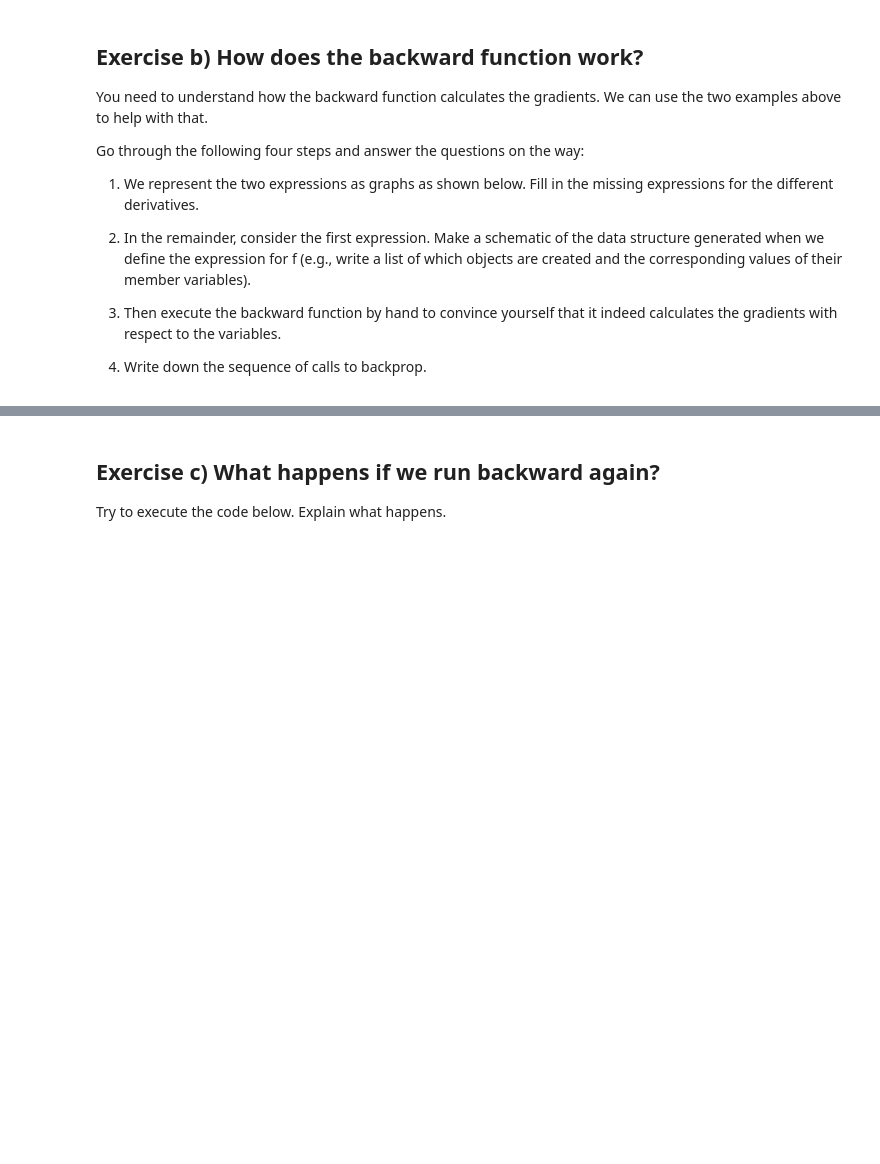
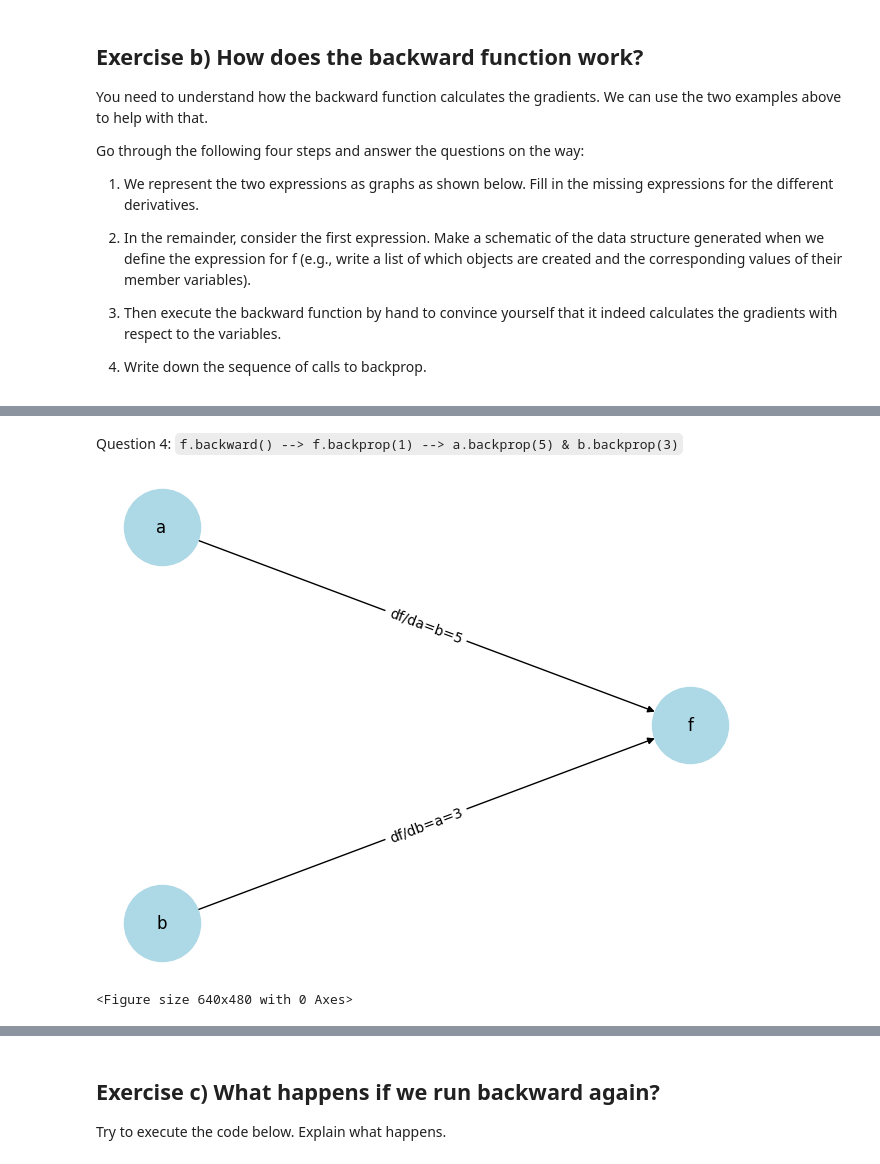
Before and after one commit to mVigholt/DL, a Jupyter notebook: Jackie/DL_AutoDiff_Nanograd.ipynb, the cells around one changed output, grey strips where cells are left out. Cells and saved outputs as stored; diff of their text form; code cells hidden in the pictures; blank space fills up the shorter version.

````diff
--- a/Jackie/DL_AutoDiff_Nanograd.ipynb
+++ b/Jackie/DL_AutoDiff_Nanograd.ipynb
@@ -179,3 +261,6 @@ Go through the following four steps and answer the questions on the way:
+# %% [markdown]
+Question 4:
+```f.backward() --> f.backprop(1) --> a.backprop(5) & b.backprop(3)```
 # %%
 # If you have not installed networkx and matplotlib, you can install them by running
 # !pip install networkx matplotlib
@@ -185,26 +270,30 @@ import matplotlib.pyplot as plt
 # %%
 # Create a directed graph
 G = nx.DiGraph()
 
 # Add edges with labels
-G.add_edge('a', 'f', label='df/da=?')
-G.add_edge('b', 'f', label='df/db=?')
+G.add_edge('a', 'f', label='df/da=b=5')
+G.add_edge('b', 'f', label='df/db=a=3')
 
 # Manually define positions for a tree layout
 pos = {
     'a': (0, 1),
     'b': (0, -1),
     'f': (1, 0),
 }
 # Draw the graph nodes and edges
 nx.draw(G, pos, with_labels=True, node_shape='o', node_size=3000, node_color='lightblue', arrows=True)
 
 # Draw edge labels
 edge_labels = nx.get_edge_attributes(G, 'label')
 nx.draw_networkx_edge_labels(G, pos, edge_labels=edge_labels)
 
 # Show the plot
 plt.show()
+plt.savefig("Question2_b_1.png", format="png", dpi=300)
+# %% [output]
+[figure, added]
+<Figure size 640x480 with 0 Axes>
 # %%
 # Create a directed graph
 G = nx.DiGraph()
````
Also changed, not shown: parts of 8 cells of this notebook, 2 other files.
